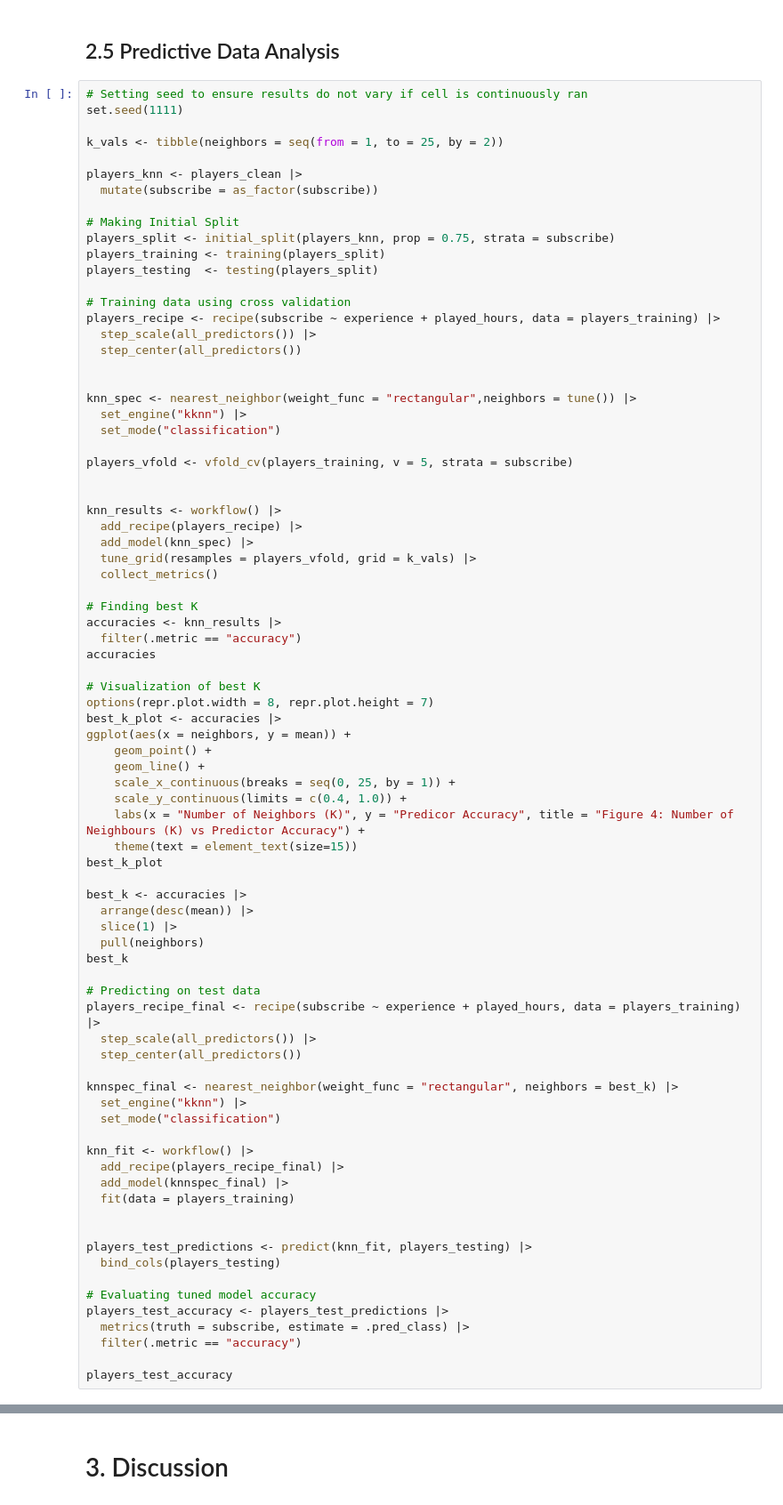
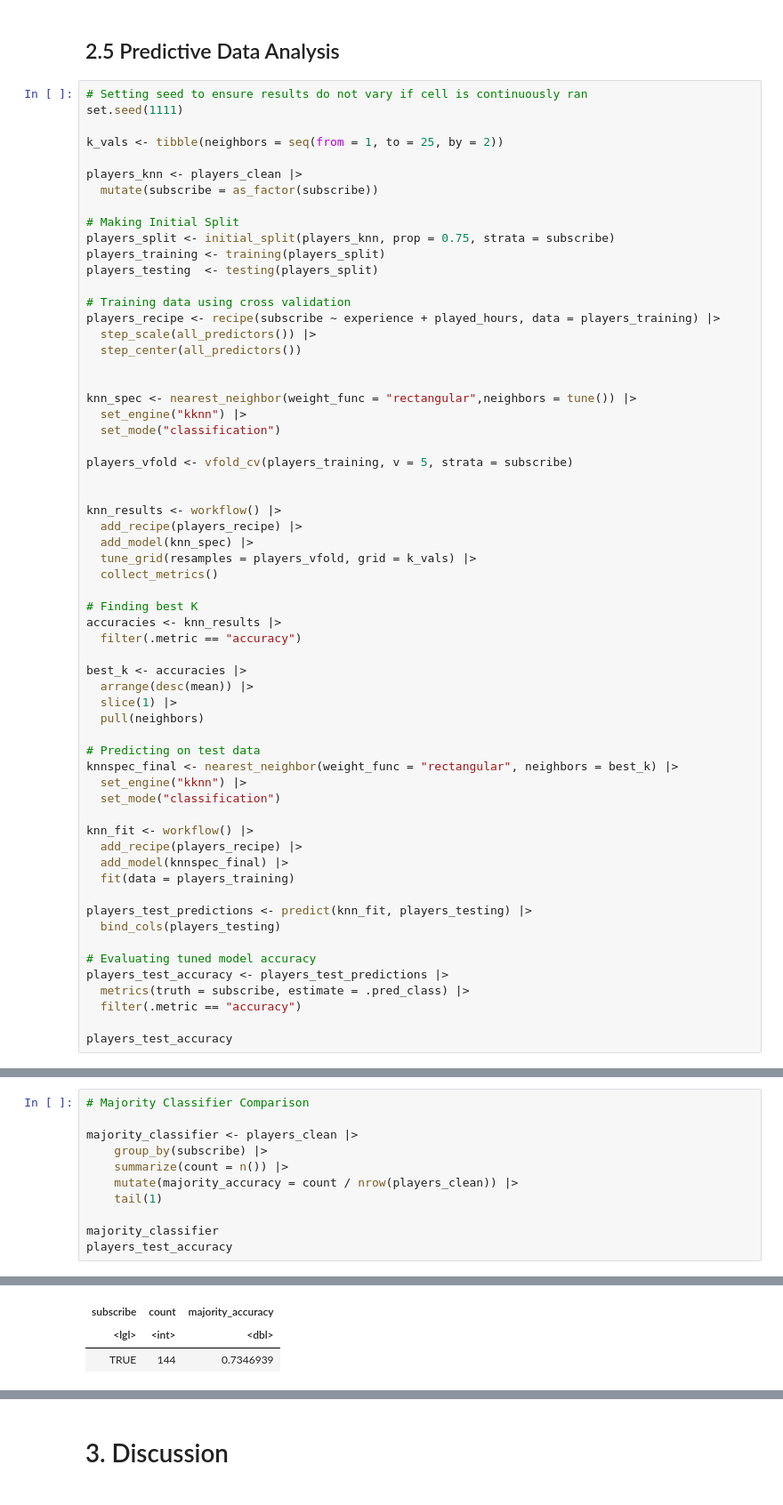
Before and after one commit to JLin4115/gp_dsci_17, a Jupyter notebook: Project group17 report.ipynb, the cells around one changed output, grey strips where cells are left out. Shown at 89% size. Drawn from its saved outputs; the diff is of its cells as text.

Commit message:
Added Majority Classifier
Also minor wording changes/edits to intro

```diff
--- a/Project group17 report.ipynb
+++ b/Project group17 report.ipynb
@@ -232,40 +220,21 @@ knn_results <- workflow() |>
 # Finding best K
 accuracies <- knn_results |>
   filter(.metric == "accuracy")
-accuracies
-
-# Visualization of best K
-options(repr.plot.width = 8, repr.plot.height = 7)
-best_k_plot <- accuracies |>
-ggplot(aes(x = neighbors, y = mean)) +
-    geom_point() +
-    geom_line() +
-    scale_x_continuous(breaks = seq(0, 25, by = 1)) +
-    scale_y_continuous(limits = c(0.4, 1.0)) +
-    labs(x = "Number of Neighbors (K)", y = "Predicor Accuracy", title = "Figure 4: Number of Neighbours (K) vs Predictor Accuracy") +
-    theme(text = element_text(size=15))
-best_k_plot
 
 best_k <- accuracies |>
   arrange(desc(mean)) |>
   slice(1) |>
   pull(neighbors)
-best_k
 
 # Predicting on test data
-players_recipe_final <- recipe(subscribe ~ experience + played_hours, data = players_training) |>
-  step_scale(all_predictors()) |>
-  step_center(all_predictors())
-
 knnspec_final <- nearest_neighbor(weight_func = "rectangular", neighbors = best_k) |>
   set_engine("kknn") |>
   set_mode("classification")
 
 knn_fit <- workflow() |>
-  add_recipe(players_recipe_final) |>
+  add_recipe(players_recipe) |>
   add_model(knnspec_final) |>
   fit(data = players_training)
-
 
 players_test_predictions <- predict(knn_fit, players_testing) |>
   bind_cols(players_testing)
@@ -295,0 +267,12 @@ A tibble: 1 × 3
+# %%
+# Majority Classifier Comparison
+
+majority_classifier <- players_clean |>
+    group_by(subscribe) |>
+    summarize(count = n()) |>
+    mutate(majority_accuracy = count / nrow(players_clean)) |>
+    tail(1)
+
+majority_classifier
+players_test_accuracy
+# %% [output]
@@ -295,0 +280,3 @@ A tibble: 1 × 3
+| subscribe | count | majority_accuracy |
+| <lgl> | <int> | <dbl> |
+| TRUE | 144 | 0.7346939 |
```
Also changed, not shown: parts of 6 cells of this notebook.
